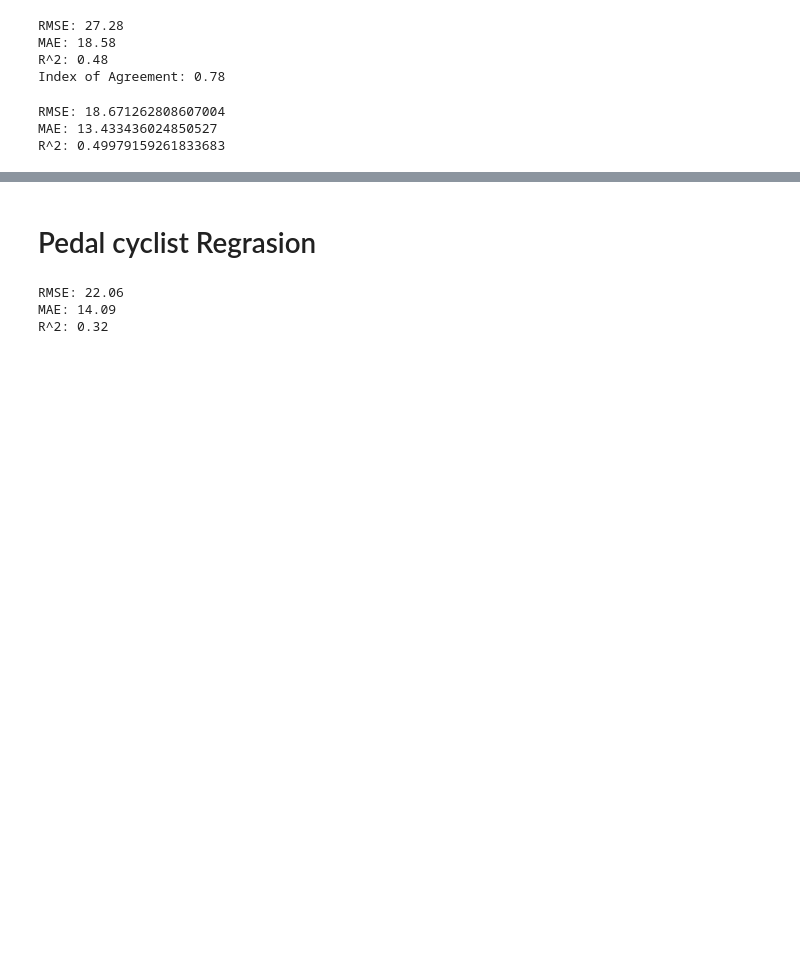
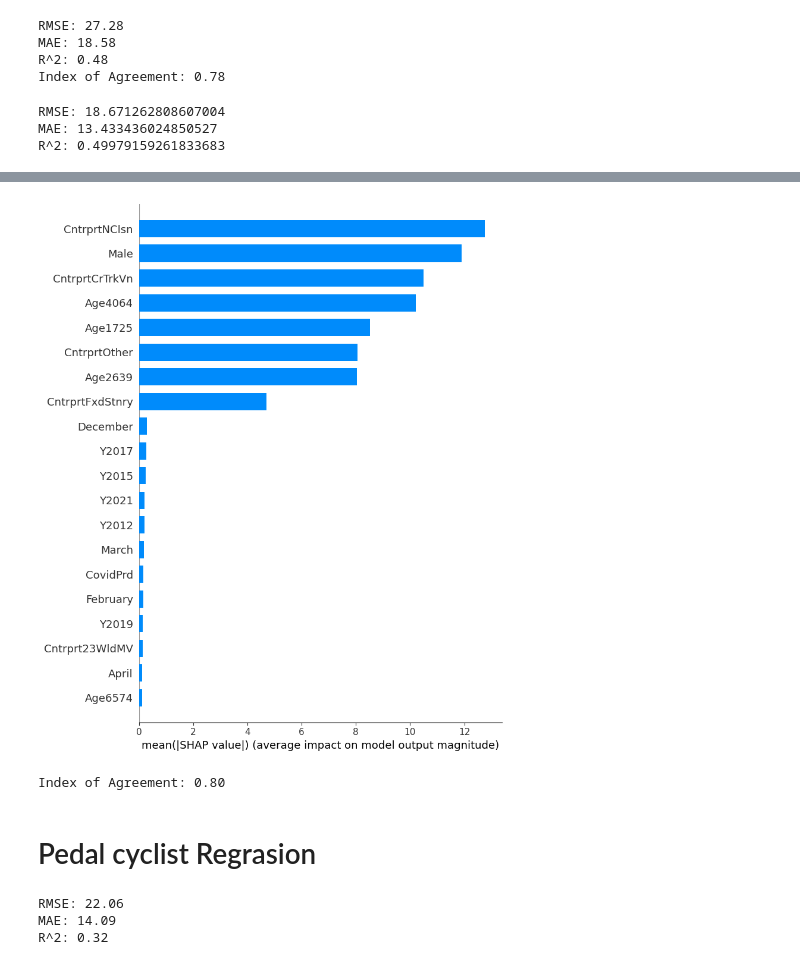
Before and after one commit to mraminamiri/National_Accident, a Jupyter notebook: severityregression/RIDGE sever.ipynb, the cells around one changed output, grey strips where cells are left out. Drawn from its saved outputs; the diff is of its cells as text; code cells hidden in the pictures; blank space fills up the shorter version.

```diff
--- a/severityregression/RIDGE sever.ipynb
+++ b/severityregression/RIDGE sever.ipynb
@@ -388,3 +532,16 @@ print("R^2:", r_squared)
 RMSE: 18.671262808607004
 MAE: 13.433436024850527
 R^2: 0.49979159261833683
+# %%
+from sklearn.linear_model import PoissonRegressor
+import shap
+
+ridge_model = Ridge(alpha=1.0, solver='lbfgs',positive=True)
+ridge_model.fit(x_train, y_train)
+
+explainer = shap.Explainer(ridge_model, x_train)
+shap_values = explainer.shap_values(x_test)
+
+shap.initjs()
+shap.summary_plot(shap_values, x_test,plot_type="bar")
+# %% [output]
@@ -391,3 +549,23 @@ R^2: 0.49979159261833683
+[figure, added]
+# %%
+def index_of_agreement(y_true, y_pred):
+    y_true = np.array(y_true)
+    y_pred = np.array(y_pred)
+
+    assert y_true.shape == y_pred.shape, "Input arrays must have the same shape."
+
+    y_true_mean = np.mean(y_true)
+    numerator = np.sum(np.square(y_pred - y_true))
+    denominator = np.sum(np.square(np.abs(y_pred - y_true_mean) + np.abs(y_true - y_true_mean)))
+
+    ioa = 1 - (numerator / denominator)
+
+    return ioa
+
+ioa = index_of_agreement(y_test, predicted_counts)
+print(f"Index of Agreement: {ioa:.2f}")
+# %% [output]
+Index of Agreement: 0.80
 # %% [markdown]
 # Pedal cyclist Regrasion
 # %%
```
Also changed, not shown: parts of 16 cells of this notebook, 2 other files.
